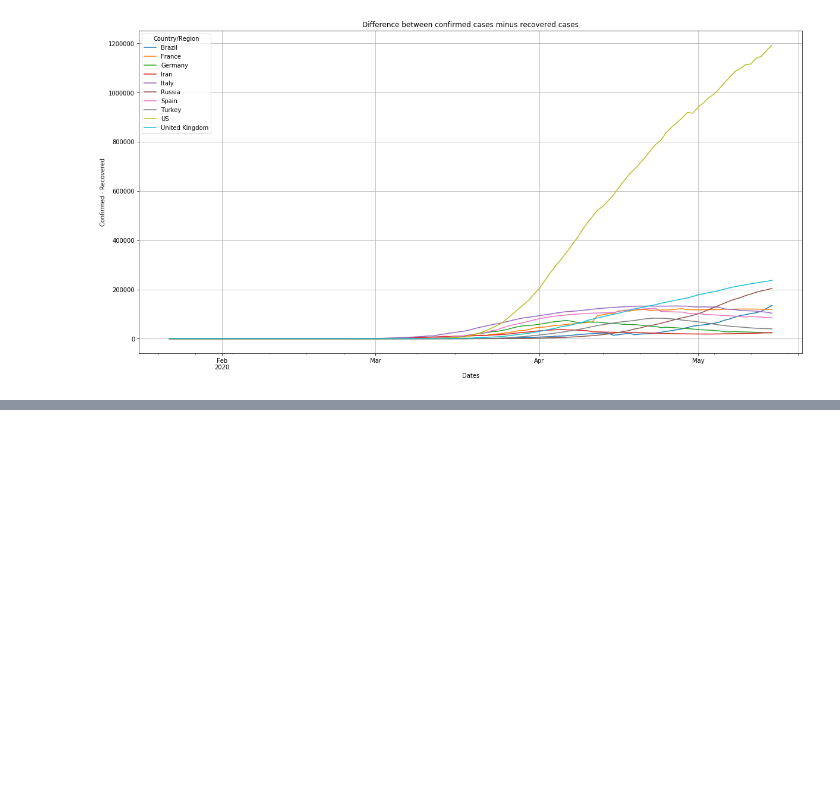
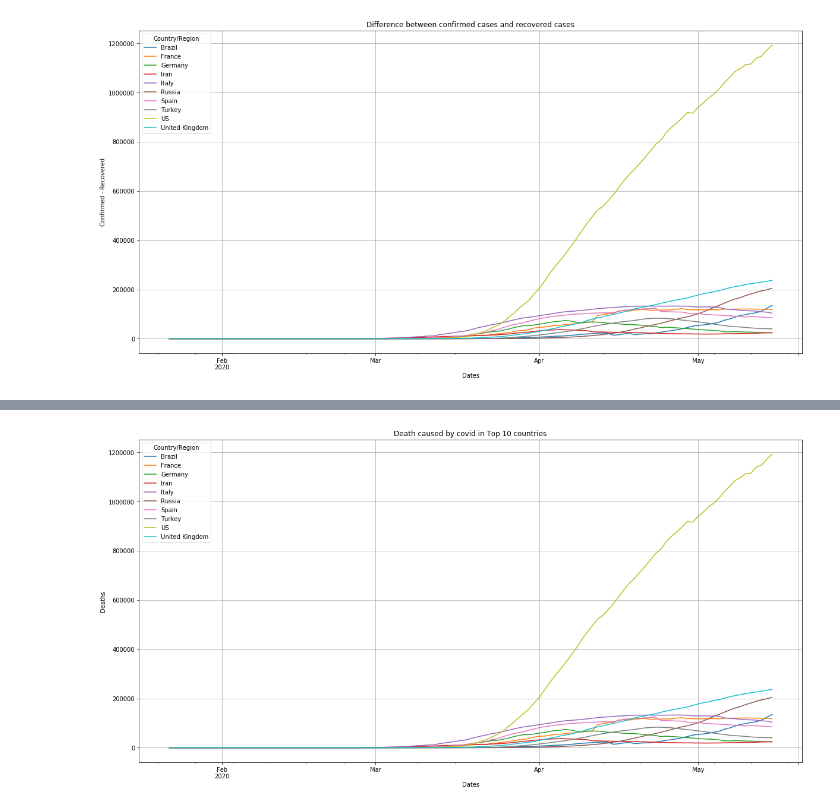
Before and after one commit to ErikSugawara/covid19-visualization-analysis, a Jupyter notebook: covid_visual_analysis.ipynb, the cells around one changed output, grey strips where cells are left out. Drawn from its saved outputs; the diff is of its cells as text; code cells hidden in the pictures; blank space fills up the shorter version.

Commit message:
Added death and active cases graphic

```diff
--- a/covid_visual_analysis.ipynb
+++ b/covid_visual_analysis.ipynb
@@ -121,0 +156,9 @@ ax_3.set(xlabel='Dates', ylabel='Confirmed - Recovered');
+# %%
+fig = plt.figure(figsize = (20, 10))
+ax_4 = fig.add_subplot(1,1,1)
+df_diff.plot(ax=ax_4, legend=True)
+ax_4.set_title("Death caused by covid in Top 10 countries", fontsize=12)
+ax_4.grid(True)
+ax_4.set(xlabel='Dates', ylabel='Deaths');
+# %% [output]
+[figure, added]
```
Also changed, not shown: parts of 8 cells of this notebook.
